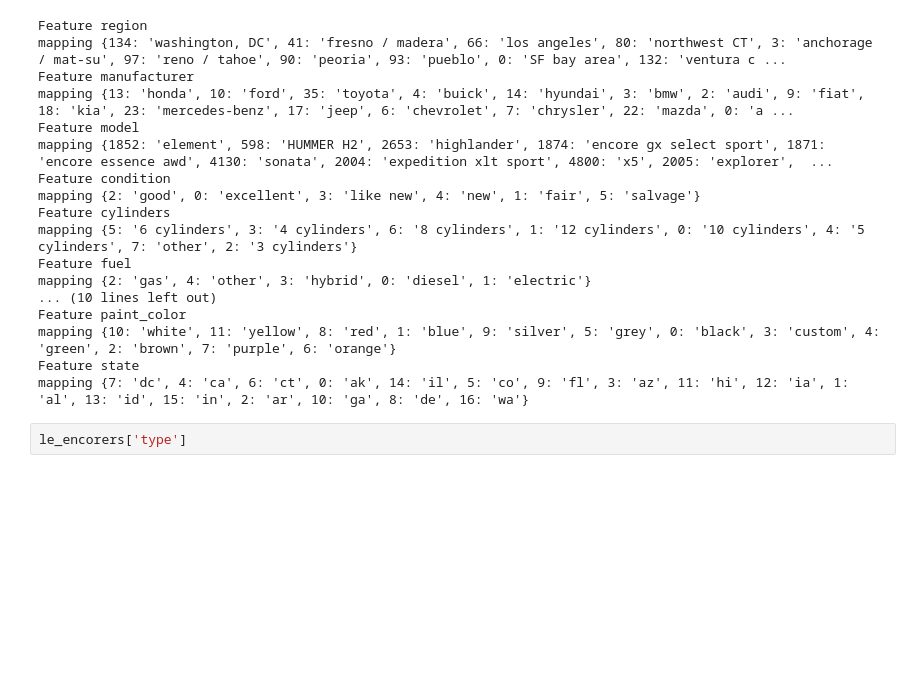
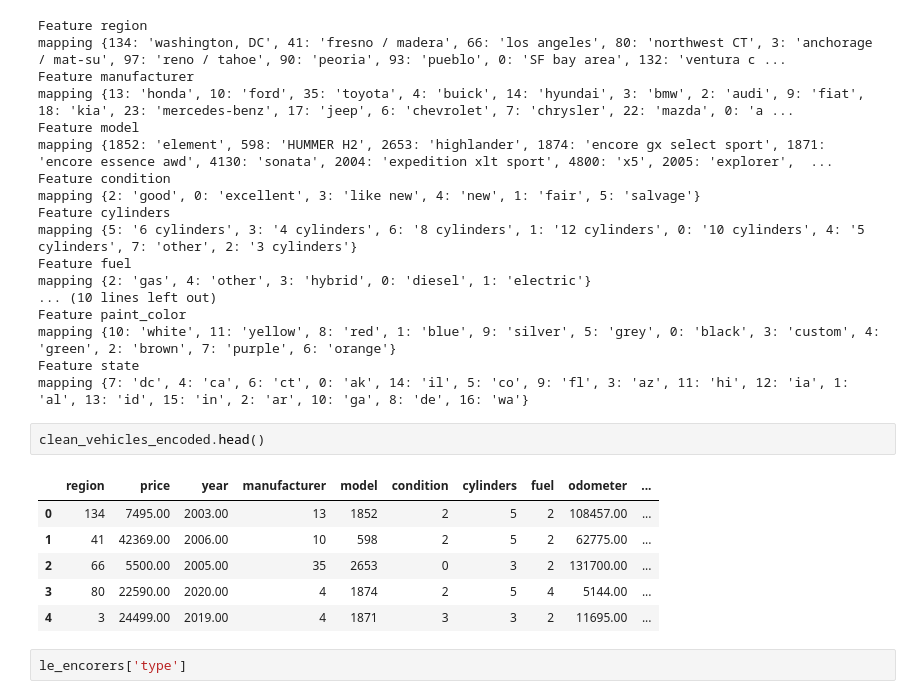
Before and after one commit to purnachand1186/car_price_analysis, a Jupyter notebook: prompt_II_ver2.ipynb, the cells around one changed output. Cells and saved outputs as stored; diff of their text form; blank space fills up the shorter version.

```diff
--- a/prompt_II_ver2.ipynb
+++ b/prompt_II_ver2.ipynb
@@ -483,6 +484,15 @@ Feature paint_color
 mapping {10: 'white', 11: 'yellow', 8: 'red', 1: 'blue', 9: 'silver', 5: 'grey', 0: 'black', 3: 'custom', 4: 'green', 2: 'brown', 7: 'purple', 6: 'orange'}
 Feature state
 mapping {7: 'dc', 4: 'ca', 6: 'ct', 0: 'ak', 14: 'il', 5: 'co', 9: 'fl', 3: 'az', 11: 'hi', 12: 'ia', 1: 'al', 13: 'id', 15: 'in', 2: 'ar', 10: 'ga', 8: 'de', 16: 'wa'}
+# %%
+clean_vehicles_encoded.head()
+# %% [output]
+|  | region | price | year | manufacturer | model | condition | cylinders | fuel | odometer | ... |
+| 0 | 134 | 7495.00 | 2003.00 | 13 | 1852 | 2 | 5 | 2 | 108457.00 | ... |
+| 1 | 41 | 42369.00 | 2006.00 | 10 | 598 | 2 | 5 | 2 | 62775.00 | ... |
+| 2 | 66 | 5500.00 | 2005.00 | 35 | 2653 | 0 | 3 | 2 | 131700.00 | ... |
+| 3 | 80 | 22590.00 | 2020.00 | 4 | 1874 | 2 | 5 | 4 | 5144.00 | ... |
+| 4 | 3 | 24499.00 | 2019.00 | 4 | 1871 | 3 | 3 | 2 | 11695.00 | ... |
 # %%
 le_encorers['type']
 # %% [output]
```
Also changed, not shown: parts of 3 cells of this notebook.
